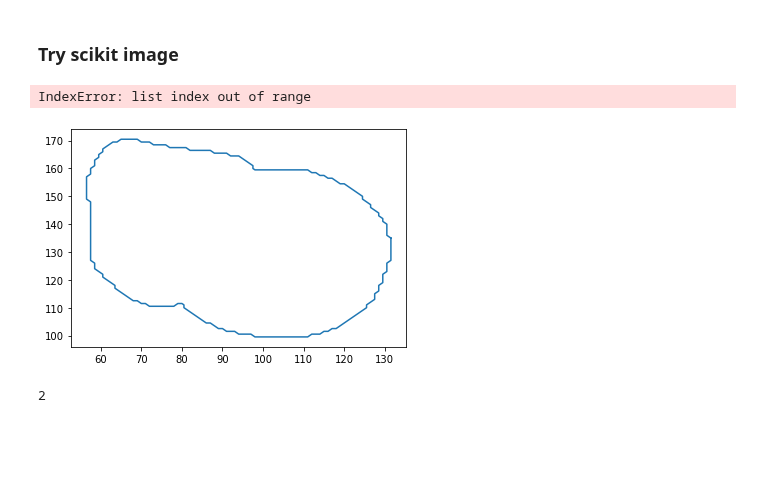
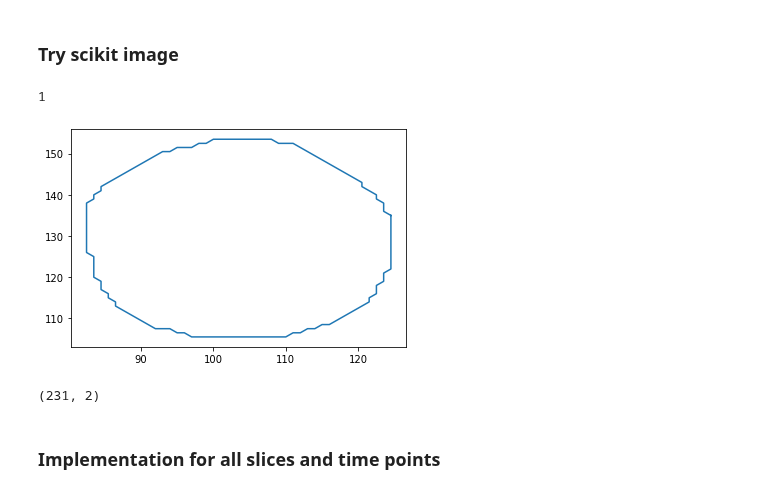
Before and after one commit to MATHplus-Young-Academy/P2-Cardiac-Motion, a Jupyter notebook: boundary_extraction/LoadVizAnnotations.ipynb, the cells around one changed output. Saved outputs shown, nothing was run; the diff lists cells and outputs as text; code cells hidden in the pictures; blank space fills up the shorter version.

Commit message:
Finish contour extraction draft, add extracted contours

```diff
--- a/boundary_extraction/LoadVizAnnotations.ipynb
+++ b/boundary_extraction/LoadVizAnnotations.ipynb
@@ -10,11 +48,11 @@ import pyvista as pv
 # %%
 basepath = "/mnt/materials/SIRF/MathPlusBerlin/DATA/ACDC-Daten/DCM"
-patient = "patient001"
+patient = "patient002"
 img_path = os.path.join(basepath, patient, "image.nii.gz")
 label_path = os.path.join(basepath, patient, "label.nii.gz")
 # %%
-img = nib.load(img_path)
-label = nib.load(label_path)
+img = nib.load(img_path).get_fdata()
+label = nib.load(label_path).get_fdata()
 # %%
 label.shape
 # %% [output]
@@ -30,4 +68,4 @@ imshow(label.get_fdata()[:, :, 2, 0, 0, 0])
 <matplotlib.image.AxesImage at 0x...>
 [figure]
 # %%
-slc = label.get_fdata()[:, :, 2, 0, 0, 0]
+slc = label.get_fdata()[:, :, 1, 0, 3, 0]
@@ -45,14 +88,19 @@ point_cloud = pv.PolyData(coords.T)
 # %% [markdown]
 ### Try scikit image
 # %%
-contours = find_contours(slc > 0)
+contours = find_contours(slc == 2)
+# %%
+len(contours)
+# %% [output]
+1
 # %%
-plt.plot(*contours[0].T)
-plt.plot(*contours[1].T)
+for contour in contours:
+    plt.plot(*contour.T)
 # %% [output]
-IndexError: list index out of range
-[figure, old version]
+[figure, new version]
 # %%
-len(contours)
+contours[0].shape
 # %% [output]
-2
+(231, 2)
+# %% [markdown]
+### Implementation for all slices and time points
```
Also changed, not shown: parts of 9 cells of this notebook, 1 other file.
